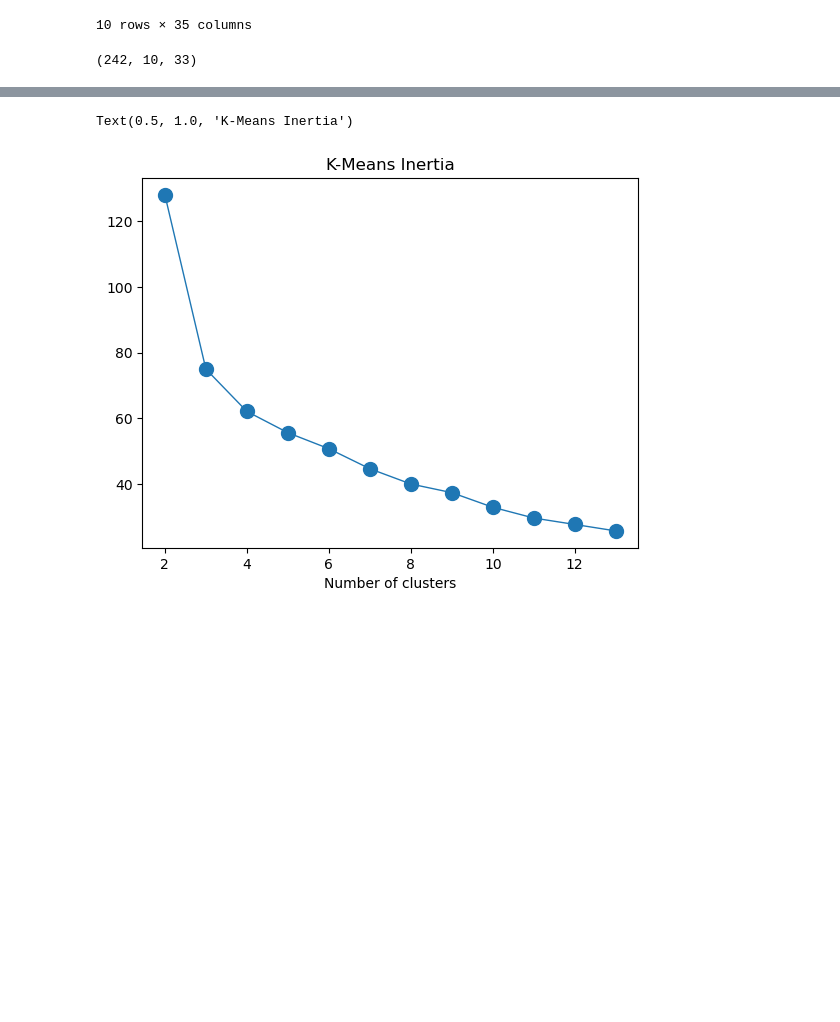
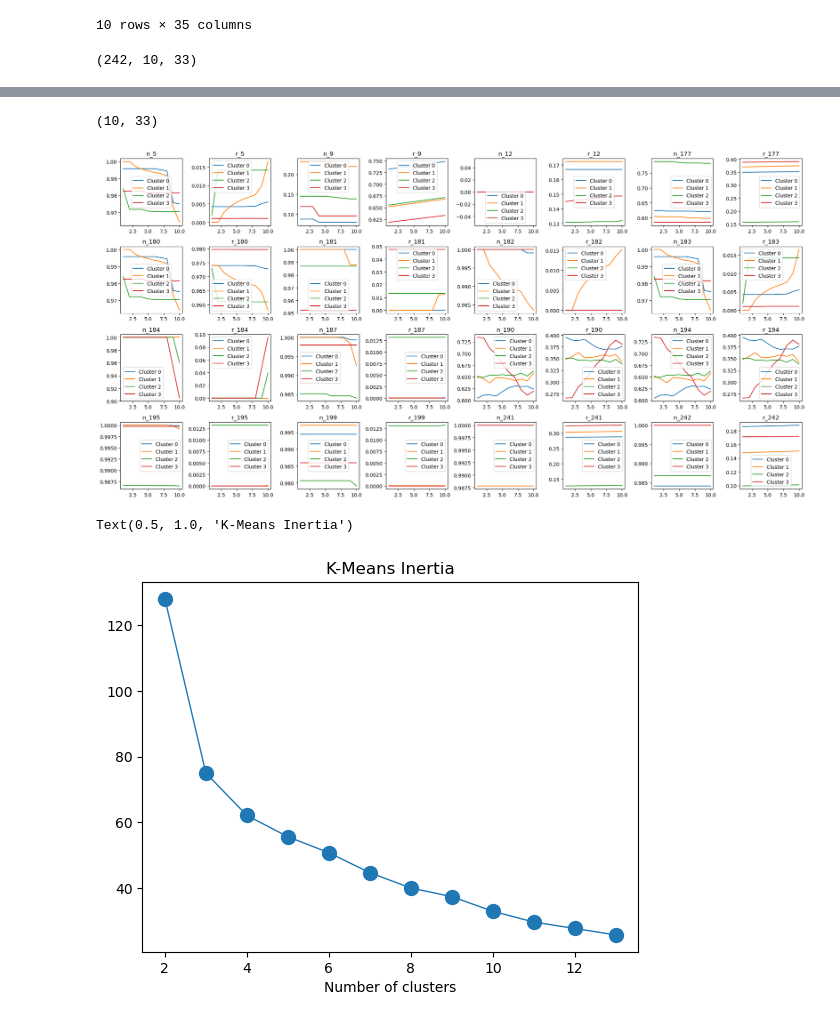
Before and after one commit to passion3659/ssd-failure, a Jupyter notebook: MB1_Clustering.ipynb, the cells around one changed output, grey strips where cells are left out. Saved outputs shown, nothing was run; the diff lists cells and outputs as text; code cells hidden in the pictures; blank space fills up the shorter version.

```diff
--- a/MB1_Clustering.ipynb
+++ b/MB1_Clustering.ipynb
@@ -229,0 +228,7 @@ data.shape
+# %%
+to_cluster_df.reset_index(inplace=True,drop=True)
+
+to_cluster_df['cluster']=0
+for i, cluster in enumerate(clusters):
+    to_cluster_df.loc[i*10:i*10+10, 'cluster'] = cluster
+to_cluster_df
@@ -229,0 +276,53 @@ data.shape
+# %%
+import numpy as np
+
+# Calculate the mean along the first axis
+cluster_0_mean_data = np.mean(cluster_0_arr, axis=0)
+cluster_1_mean_data = np.mean(cluster_1_arr, axis=0)
+cluster_2_mean_data = np.mean(cluster_2_arr, axis=0)
+cluster_3_mean_data = np.mean(cluster_3_arr, axis=0)
+
+# Now 'mean_data' has shape (10, 33)
+print(cluster_0_mean_data.shape)  # Output: (10, 33)
+# %% [output]
+(10, 33)
+# %%
+cluster_0_mean_df = pd.DataFrame(cluster_0_mean_data, columns=cluster_0.columns)
+del(cluster_0_mean_df['disk_id'])
+
+cluster_1_mean_df = pd.DataFrame(cluster_1_mean_data, columns=cluster_1.columns)
+del(cluster_1_mean_df['disk_id'])
+
+cluster_2_mean_df = pd.DataFrame(cluster_2_mean_data, columns=cluster_2.columns)
+del(cluster_2_mean_df['disk_id'])
+
+cluster_3_mean_df = pd.DataFrame(cluster_3_mean_data, columns=cluster_3.columns)
+del(cluster_3_mean_df['disk_id'])
+# %%
+import matplotlib.pyplot as plt
+
+# Assuming the dataframes are named 'cluster_0_mean_df', 'cluster_1_mean_df', 'cluster_2_mean_df', 'cluster_3_mean_df'
+clusters = [cluster_0_mean_df, cluster_1_mean_df, cluster_2_mean_df, cluster_3_mean_df]
+cluster_names = ['Cluster 0', 'Cluster 1', 'Cluster 2', 'Cluster 3']
+
+# feature names list
+feature_names = cluster_0_mean_df.columns.tolist()
+
+# Create subplots with 4 rows and 8 columns, each cell will represent a feature
+fig, axs = plt.subplots(nrows=4, ncols=8, figsize=(20, 10))
+
+# Reshape the axes array to 1D for easy iteration
+axs = axs.ravel()
+
+for i in range(len(feature_names)):
+    for j in range(4):
+        # Plot each cluster's line in the same subplot (feature)
+        axs[i].plot(clusters[j].index + 1, clusters[j].iloc[:, i], label=cluster_names[j])
+
+    axs[i].set_title(feature_names[i])
+    axs[i].legend()
+
+plt.tight_layout()
+plt.show()
+# %% [output]
+[figure, added]
```
Also changed, not shown: parts of 6 cells of this notebook.
